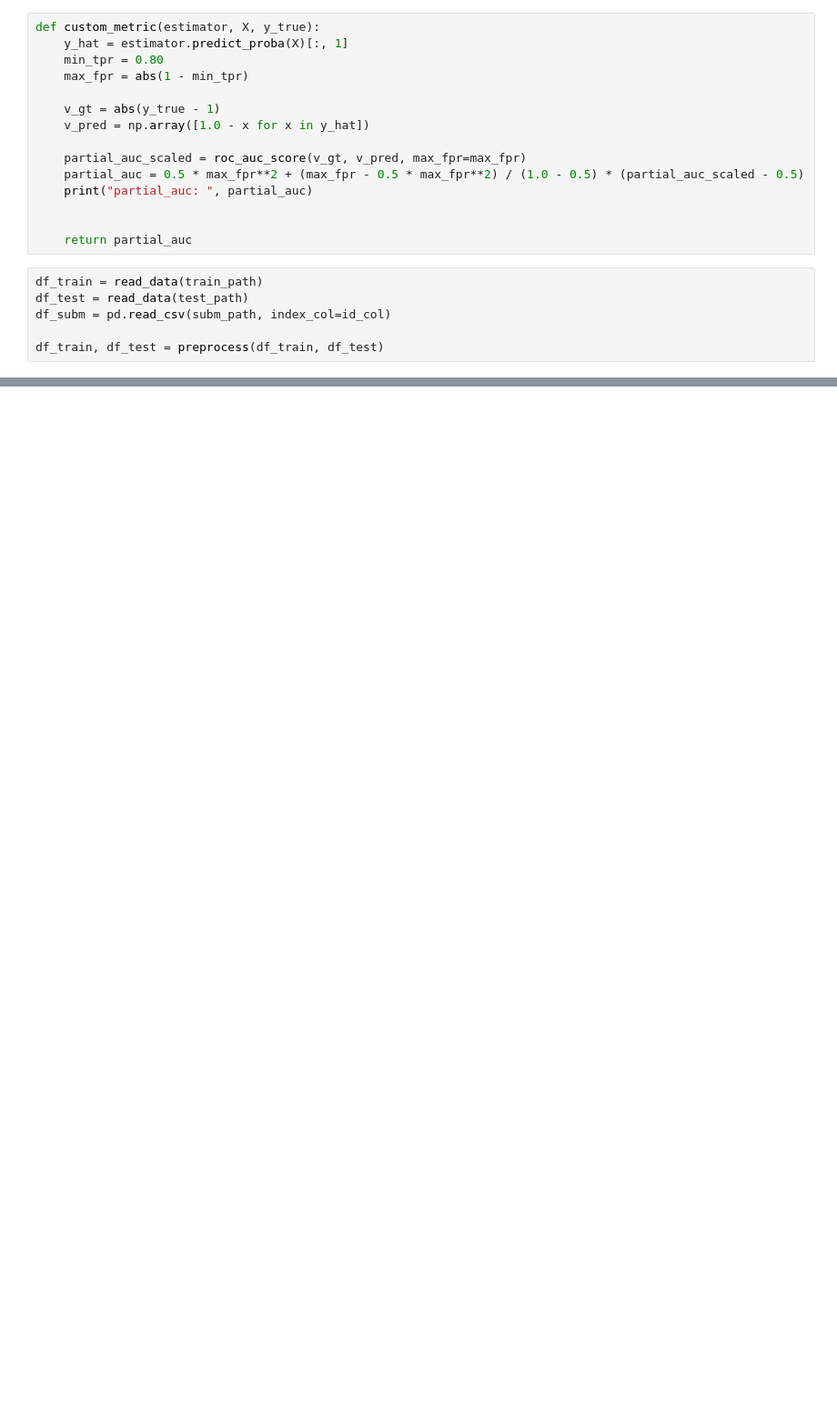
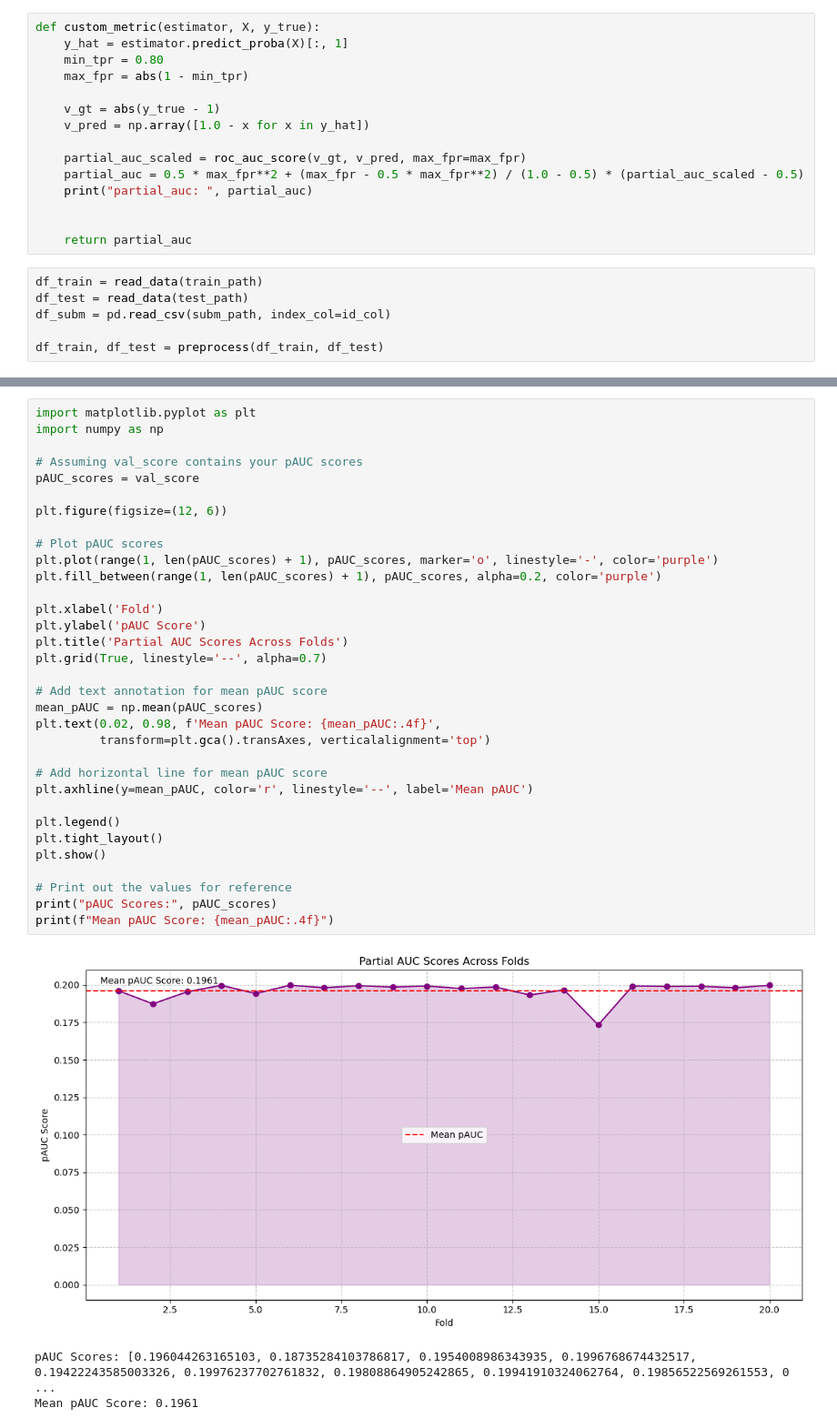
Before and after one commit to pingzhihe/SML-A3, a Jupyter notebook: tebular-newfeatures.ipynb, the cells around one changed output, grey strips where cells are left out. Shown at 91% size. Drawn from its saved outputs; the diff is of its cells as text; blank space fills up the shorter version.

```diff
--- a/tebular-newfeatures.ipynb
+++ b/tebular-newfeatures.ipynb
@@ -456,0 +448,37 @@ df_subm.head()
+# %%
+import matplotlib.pyplot as plt
+import numpy as np
+
+# Assuming val_score contains your pAUC scores
+pAUC_scores = val_score
+
+plt.figure(figsize=(12, 6))
+
+# Plot pAUC scores
+plt.plot(range(1, len(pAUC_scores) + 1), pAUC_scores, marker='o', linestyle='-', color='purple')
+plt.fill_between(range(1, len(pAUC_scores) + 1), pAUC_scores, alpha=0.2, color='purple')
+
+plt.xlabel('Fold')
+plt.ylabel('pAUC Score')
+plt.title('Partial AUC Scores Across Folds')
+plt.grid(True, linestyle='--', alpha=0.7)
+
+# Add text annotation for mean pAUC score
+mean_pAUC = np.mean(pAUC_scores)
+plt.text(0.02, 0.98, f'Mean pAUC Score: {mean_pAUC:.4f}',
+         transform=plt.gca().transAxes, verticalalignment='top')
+
+# Add horizontal line for mean pAUC score
+plt.axhline(y=mean_pAUC, color='r', linestyle='--', label='Mean pAUC')
+
+plt.legend()
+plt.tight_layout()
+plt.show()
+
+# Print out the values for reference
+print("pAUC Scores:", pAUC_scores)
+print(f"Mean pAUC Score: {mean_pAUC:.4f}")
+# %% [output]
+[figure, added]
+pAUC Scores: [0.196044263165103, 0.18735284103786817, 0.1954008986343935, 0.1996768674432517, 0.19422243585003326, 0.19976237702761832, 0.19808864905242865, 0.19941910324062764, 0.19856522569261553, 0 ...
+Mean pAUC Score: 0.1961
```
Also changed, not shown: parts of 15 cells of this notebook.
